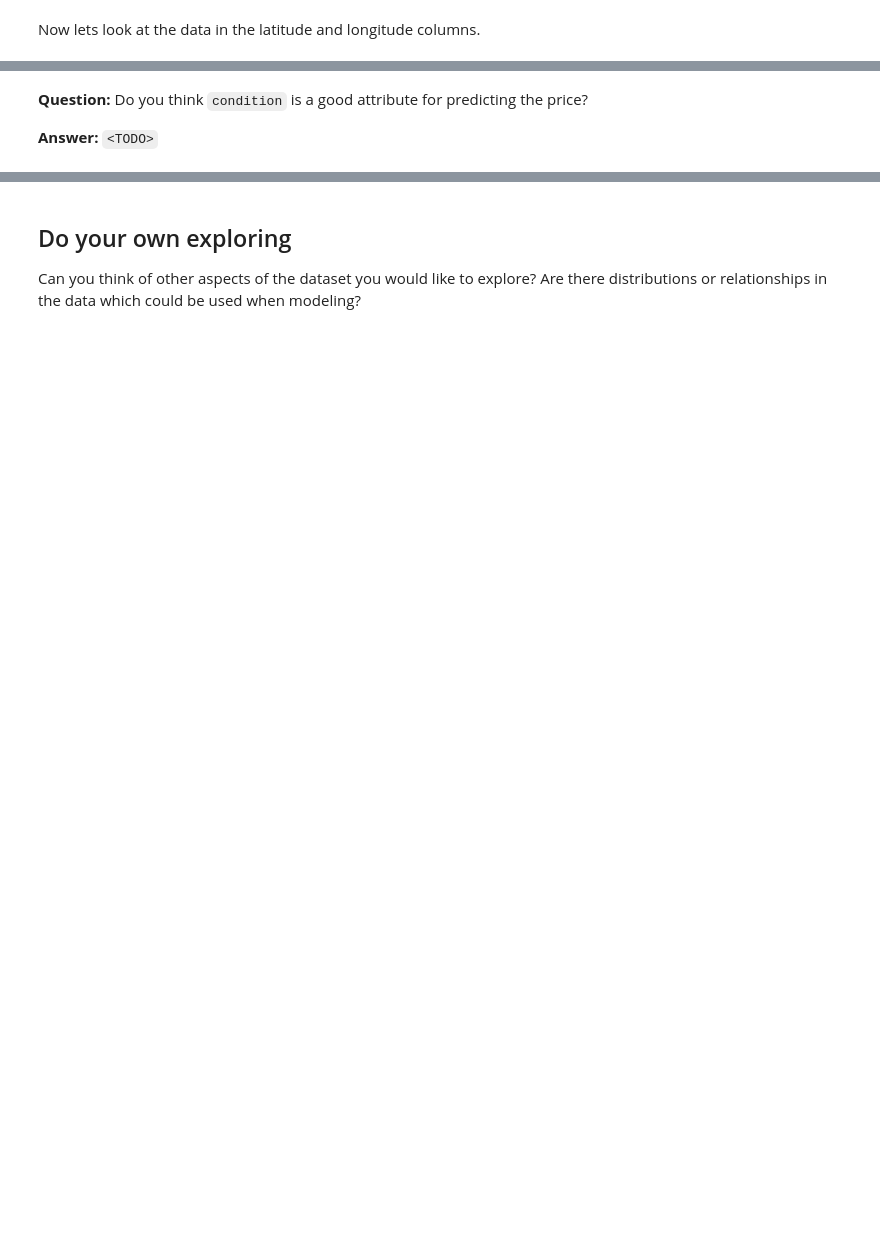
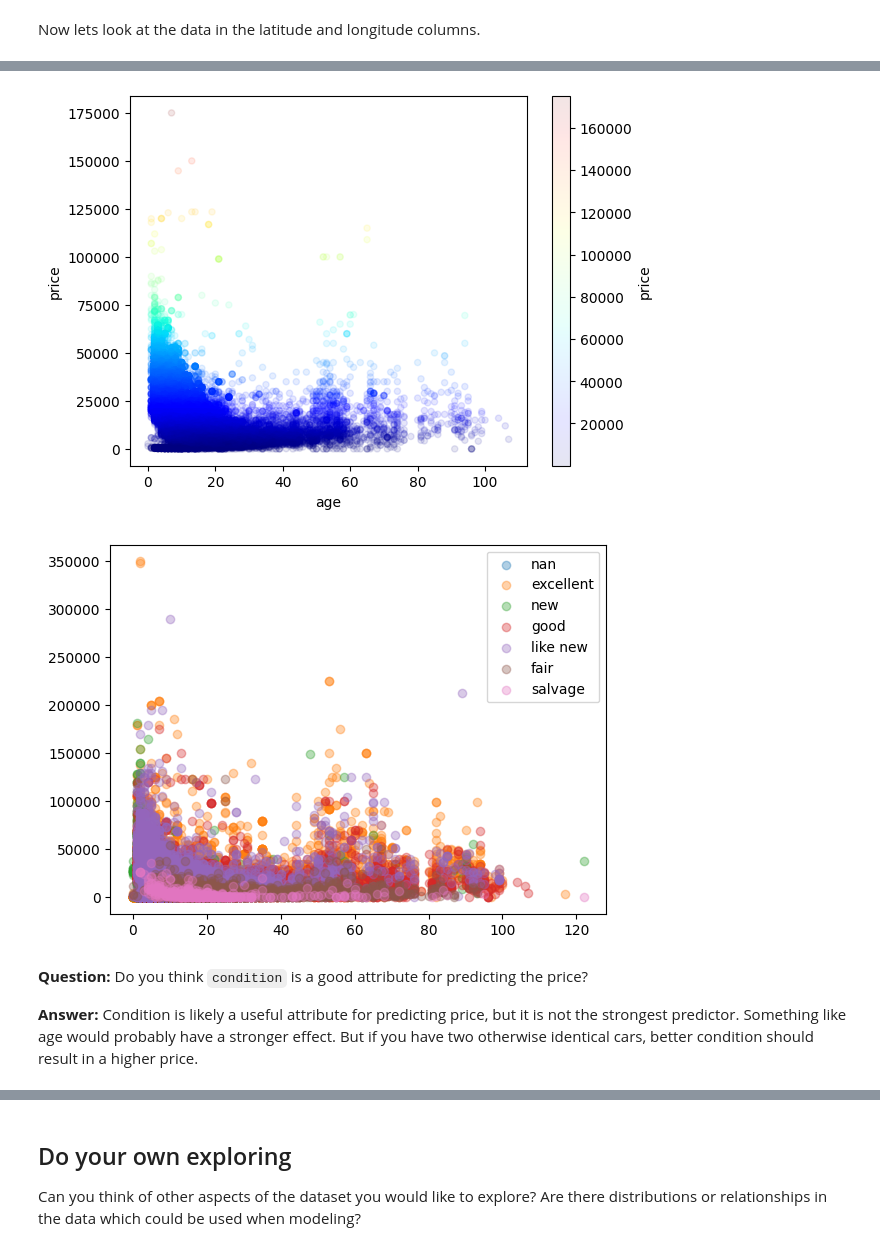
Before and after one commit to Grimur12/Data, a Jupyter notebook: Ass1/ads_ex1.ipynb, the cells around one changed output, grey strips where cells are left out. Saved outputs shown, nothing was run; the diff lists cells and outputs as text; code cells hidden in the pictures; blank space fills up the shorter version.

```diff
--- a/Ass1/ads_ex1.ipynb
+++ b/Ass1/ads_ex1.ipynb
@@ -630,18 +707,27 @@ Now lets look at the data in the latitude and longitude columns.
 # %%
 # Create a scatter plot of the data where 'condition' is 'good' with 'age' on the
 # horizontal axis and 'price' on the vertical axis.
 
-<TODO>
+filtered_cond = train_set[(train_set['condition'] == 'good')]
+filtered_cond.plot(kind='scatter', x='age', y='price', alpha=0.1, c='price', cmap=plt.get_cmap('jet'))
 
 # Create another figure for the other values of 'condition'.
 # Make the points which correspond to cars in different conditions a different color.
 # Plot these all in one figure and use transparancy (alpha) to improve visibility.
 
-<TODO>
+fig, ax = plt.subplots()
+for condition in train_set['condition'].unique():
+    filtered = train_set[train_set['condition'] == condition]
+    ax.scatter(filtered['age'], filtered['price'], alpha=0.35, label=condition)
+plt.legend()
+plt.show()
+# %% [output]
+[figure, added]
+[figure, added]
-# %% [markdown]
-**Question:** Do you think `condition` is a good attribute for predicting the price?
-
-**Answer:** `<TODO>`
+# %% [markdown]
+**Question:** Do you think `condition` is a good attribute for predicting the price?
+
+**Answer:** Condition is likely a useful attribute for predicting price, but it is not the strongest predictor. Something like age would probably have a stronger effect. But if you have two otherwise identical cars, better condition should result in a higher price.
 # %%
 # How many rows are there of each manufacturer?
 
```
Also changed, not shown: parts of 35 cells of this notebook, 1 other file.
